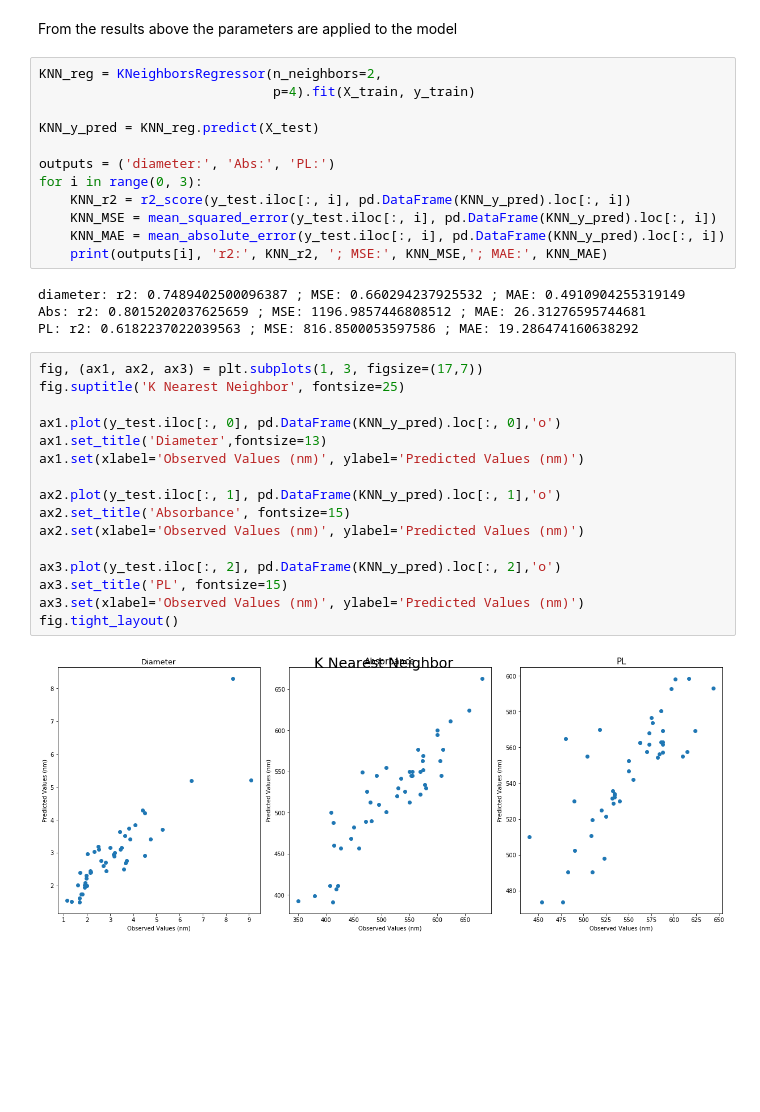
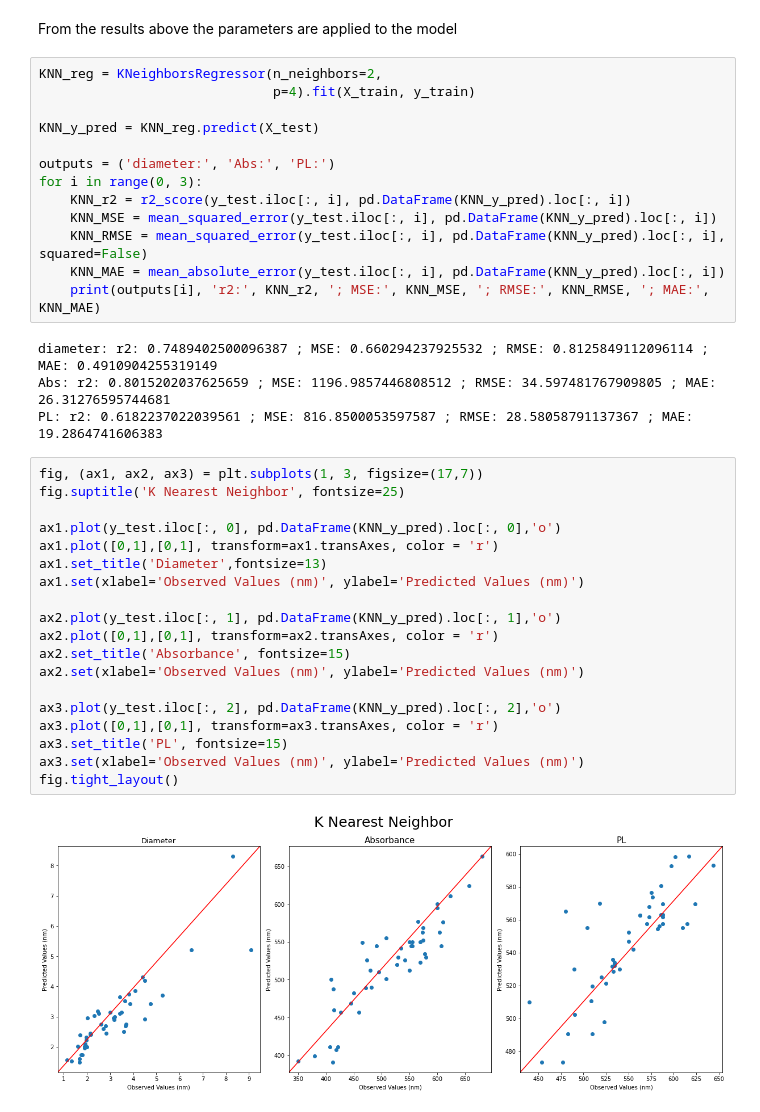
Before and after one commit to akkaneror/Hot_injection, a Jupyter notebook: ML Model Analysis/Notebooks/Machine Learning Models/Multi-Output Models.ipynb, the cells around one changed output. Saved outputs shown, nothing was run; the diff lists cells and outputs as text; blank space fills up the shorter version.

```diff
--- a/ML Model Analysis/Notebooks/Machine Learning Models/Multi-Output Models.ipynb
+++ b/ML Model Analysis/Notebooks/Machine Learning Models/Multi-Output Models.ipynb
@@ -619,27 +648,31 @@ outputs = ('diameter:', 'Abs:', 'PL:')
 for i in range(0, 3):
     KNN_r2 = r2_score(y_test.iloc[:, i], pd.DataFrame(KNN_y_pred).loc[:, i])
     KNN_MSE = mean_squared_error(y_test.iloc[:, i], pd.DataFrame(KNN_y_pred).loc[:, i])
+    KNN_RMSE = mean_squared_error(y_test.iloc[:, i], pd.DataFrame(KNN_y_pred).loc[:, i], squared=False)
     KNN_MAE = mean_absolute_error(y_test.iloc[:, i], pd.DataFrame(KNN_y_pred).loc[:, i])
-    print(outputs[i], 'r2:', KNN_r2, '; MSE:', KNN_MSE,'; MAE:', KNN_MAE)
+    print(outputs[i], 'r2:', KNN_r2, '; MSE:', KNN_MSE, '; RMSE:', KNN_RMSE, '; MAE:', KNN_MAE)
 # %% [output]
-diameter: r2: 0.7489402500096387 ; MSE: 0.660294237925532 ; MAE: 0.4910904255319149
-Abs: r2: 0.8015202037625659 ; MSE: 1196.9857446808512 ; MAE: 26.31276595744681
-PL: r2: 0.6182237022039563 ; MSE: 816.8500053597586 ; MAE: 19.286474160638292
+diameter: r2: 0.7489402500096387 ; MSE: 0.660294237925532 ; RMSE: 0.8125849112096114 ; MAE: 0.4910904255319149
+Abs: r2: 0.8015202037625659 ; MSE: 1196.9857446808512 ; RMSE: 34.597481767909805 ; MAE: 26.31276595744681
+PL: r2: 0.6182237022039561 ; MSE: 816.8500053597587 ; RMSE: 28.58058791137367 ; MAE: 19.2864741606383
 # %%
 fig, (ax1, ax2, ax3) = plt.subplots(1, 3, figsize=(17,7))
 fig.suptitle('K Nearest Neighbor', fontsize=25)
 
 ax1.plot(y_test.iloc[:, 0], pd.DataFrame(KNN_y_pred).loc[:, 0],'o')
+ax1.plot([0,1],[0,1], transform=ax1.transAxes, color = 'r')
 ax1.set_title('Diameter',fontsize=13)
 ax1.set(xlabel='Observed Values (nm)', ylabel='Predicted Values (nm)')
 
 ax2.plot(y_test.iloc[:, 1], pd.DataFrame(KNN_y_pred).loc[:, 1],'o')
+ax2.plot([0,1],[0,1], transform=ax2.transAxes, color = 'r')
 ax2.set_title('Absorbance', fontsize=15)
 ax2.set(xlabel='Observed Values (nm)', ylabel='Predicted Values (nm)')
 
 ax3.plot(y_test.iloc[:, 2], pd.DataFrame(KNN_y_pred).loc[:, 2],'o')
+ax3.plot([0,1],[0,1], transform=ax3.transAxes, color = 'r')
 ax3.set_title('PL', fontsize=15)
 ax3.set(xlabel='Observed Values (nm)', ylabel='Predicted Values (nm)')
 fig.tight_layout()
 # %% [output]
-[figure, old version]
+[figure, new version]
```
Also changed, not shown: parts of 16 cells of this notebook, 1 other file.
